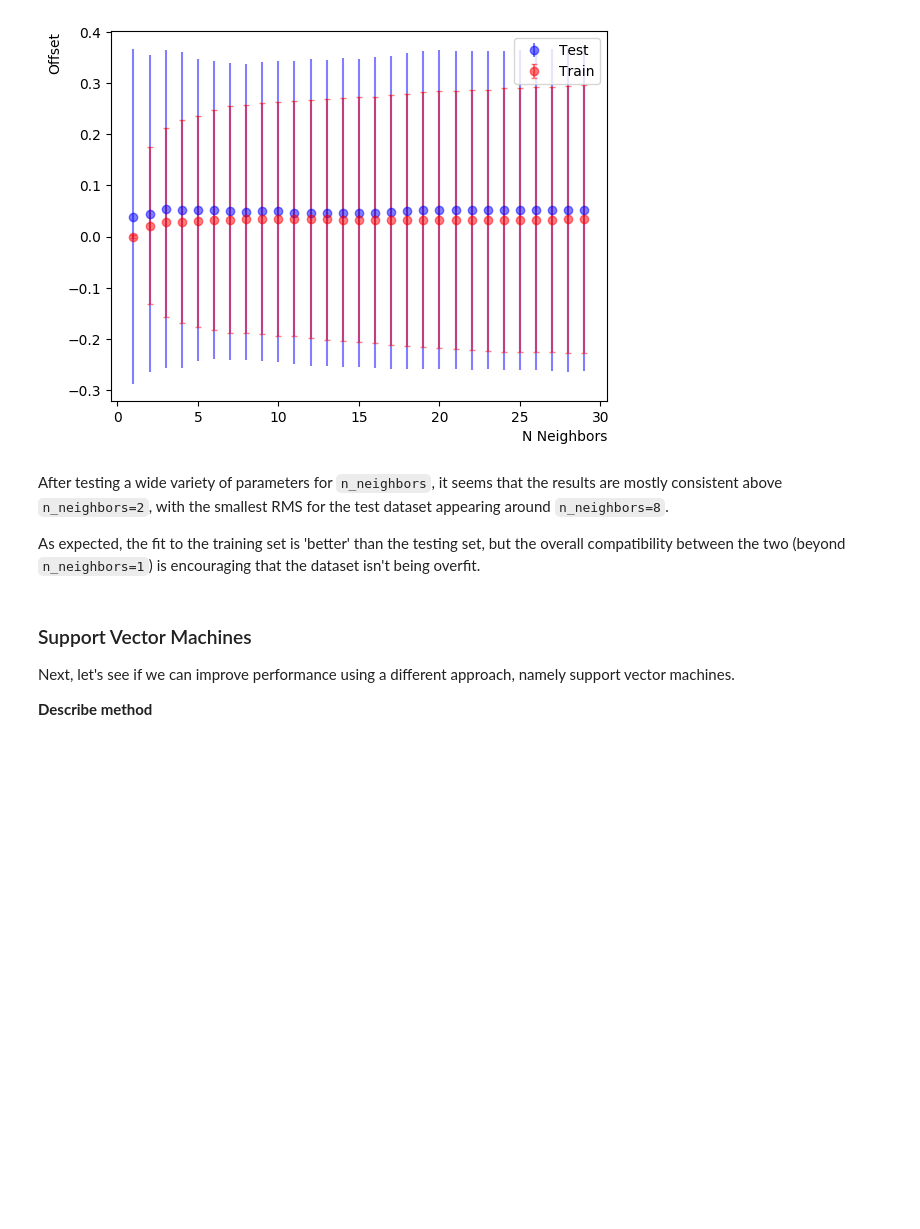
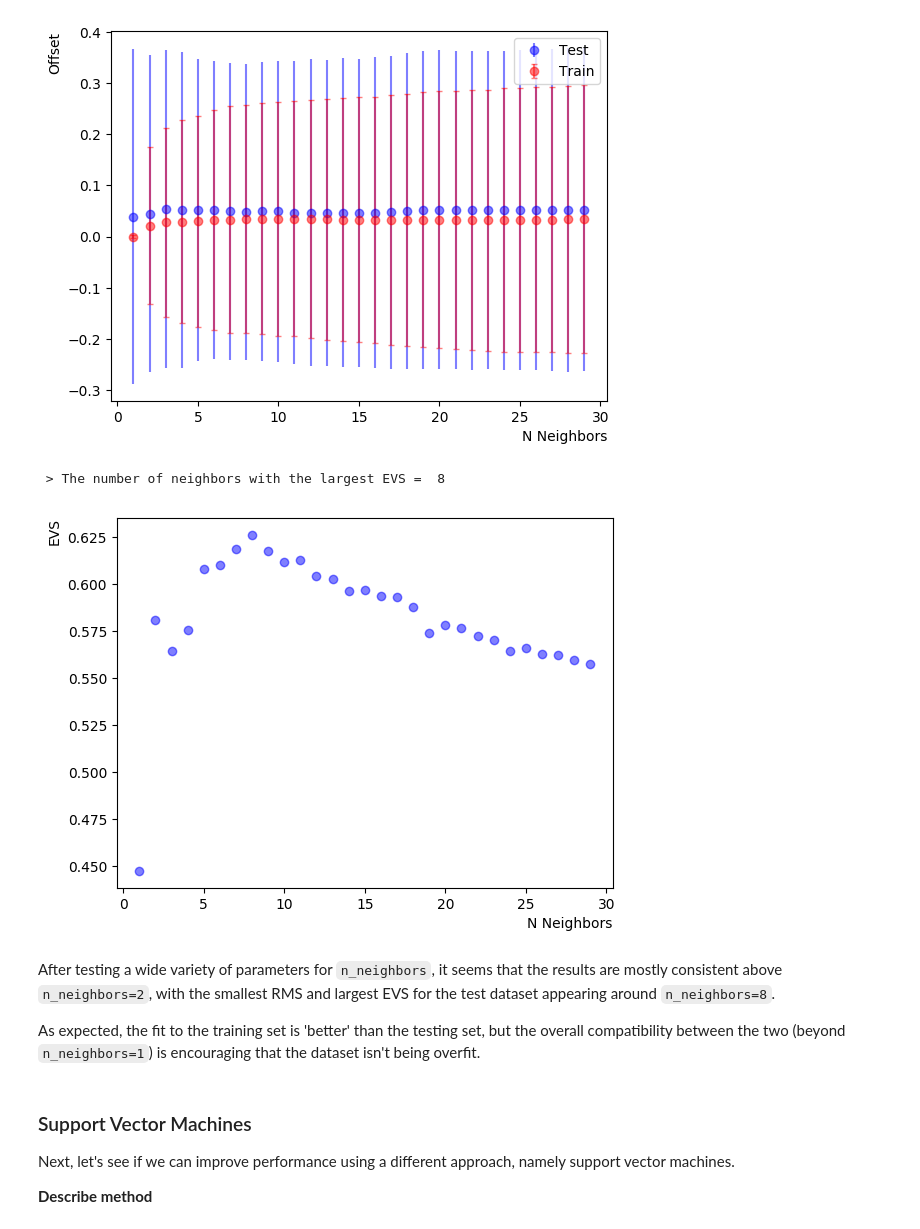
Before and after one commit to demarley/figment, a Jupyter notebook: housing-prices/python/1-housing_prices.ipynb, the cells around one changed output. Drawn from its saved outputs; the diff is of its cells as text; code cells hidden in the pictures; blank space fills up the shorter version.

```diff
--- a/housing-prices/python/1-housing_prices.ipynb
+++ b/housing-prices/python/1-housing_prices.ipynb
@@ -37,7 +32,7 @@ import pandas as pd
 
 np.random.seed(2019)
 # %%
-df = pd.read_csv("figment/data/housing_prices/train.csv");
+df = pd.read_csv("figment/housing-prices/data/train.csv");
 # %% [markdown]
 ### Data Cleaning
 
@@ -167,6 +167,9 @@ plt.xlabel("Predicted Sale Price",position=(1,0),ha='right')
 plt.ylabel("Real Sale Price",position=(0,1),ha='right')
 plt.legend()
 
+evs = explained_variance_score(Y_test,predictions)
+
 print(r"Distribution = {0:.3f} $\pm$ {1:.4f}".format(np.mean(values),np.std(values)))
+print(r"EV Score     = {0:.3f}".format(evs))
 # %% [output]
 Distribution = 0.049 $\pm$ 0.2941
@@ -176,16 +180,22 @@ We can see some changes from change `n_neighbors`.  Let's check for a variety of
 # %%
 train_fit_values = []
 fit_values = []
+ev_scores  = []
+
 for n_neighbors in range(1,30):
     knn  = neighbors.KNeighborsRegressor(n_neighbors, weights=weights)
     fknn = knn.fit(X_train, Y_train)
-    predictions = fknn.predict(X_test)
+
+    predictions  = fknn.predict(X_test)
+    tpredictions = fknn.predict(X_train)
+
     offsets = np.divide((np.asarray(predictions) - Y_test),Y_test)
     fit_values.append(offsets)
 
-    tpredictions = fknn.predict(X_train)
     toffsets = np.divide((np.asarray(tpredictions) - Y_train),Y_train)
     train_fit_values.append(toffsets)
+
+    ev_scores.append(explained_variance_score(Y_test,predictions))
 # %%
 errors = []
 # Plot predictions to find optimal n neighbors
@@ -213,8 +223,26 @@ print(" > The number of neighbors with the smallest RMS = ",min_index)
 # %% [output]
  > The number of neighbors with the smallest RMS =  8
 [figure]
+# %%
+# Plot explained variance scores to find optimal n neighbors
+for v,evs in enumerate(ev_scores):
+    plt.errorbar(v+1,evs,color='b',alpha=0.5,fmt='o')
+
+plt.xlabel("N Neighbors",position=(1,0),ha='right')
+plt.ylabel("EVS",position=(0,1),ha='right')
+
+max_index = 0
+max_evs   = -1
+for i,e in enumerate(ev_scores):
+    if e > max_evs:
+        max_evs = e
+        max_index = i+1
+print(" > The number of neighbors with the largest EVS = ",max_index)
+# %% [output]
+ > The number of neighbors with the largest EVS =  8
+[figure, added]
 # %% [markdown]
-After testing a wide variety of parameters for `n_neighbors`, it seems that the results are mostly consistent above `n_neighbors=2`, with the smallest RMS for the test dataset appearing around `n_neighbors=8`.
+After testing a wide variety of parameters for `n_neighbors`, it seems that the results are mostly consistent above `n_neighbors=2`, with the smallest RMS and largest EVS for the test dataset appearing around `n_neighbors=8`.
 
 As expected, the fit to the training set is 'better' than the testing set, but the overall compatibility between the two (beyond `n_neighbors=1`) is encouraging that the dataset isn't being overfit.
 # %% [markdown]
```
Also changed, not shown: parts of 11 cells of this notebook.
